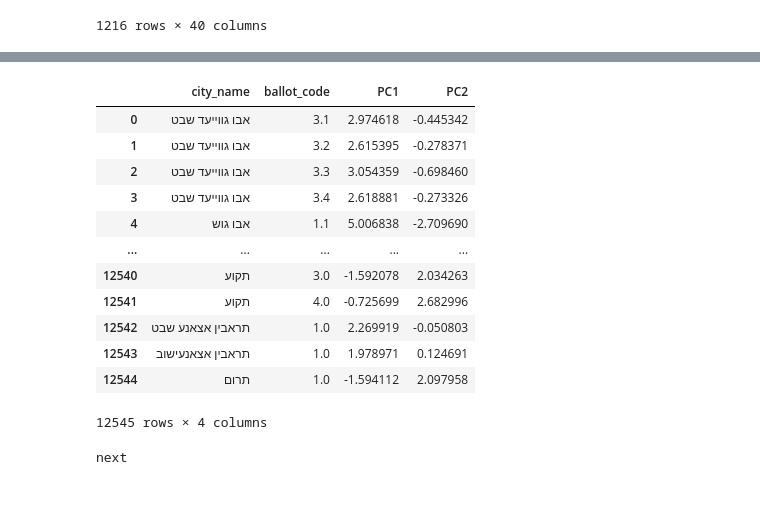
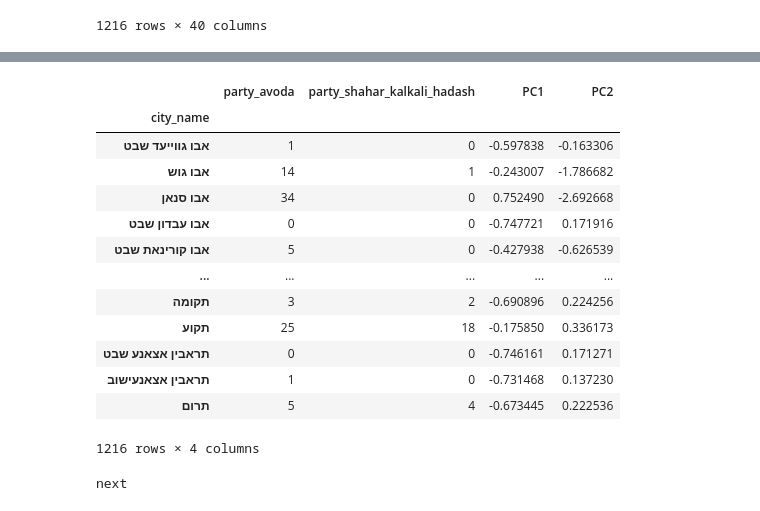
Before and after one commit to yossef-cohen/Data_Manipulation_With_Pandas, a Jupyter notebook: temp.ipynb, the cells around one changed output, grey strips where cells are left out. Drawn from its saved outputs; the diff is of its cells as text; code cells hidden in the pictures.

```diff
--- a/temp.ipynb
+++ b/temp.ipynb
@@ -28,7 +31,7 @@ def group_and_aggregate_data(df: pd.DataFrame, group_by_column: str, agg_func) -
         print(f"not a aggregate function: {e}")
         return pd.DataFrame()
 # %%
-aggregated_df = group_and_aggregate_data(load_data("knesset_25.xlsx"), "city_name", "sum")
+aggregated_df = group_and_aggregate_data(df_from_file, "city_name", "sum")
 aggregated_df
 # %% [output]
 |  | party_avoda | party_shahar_kalkali_hadash | party_bayit_yehudi | party_agudat_israel | party_daled | ... |
@@ -49,6 +52,6 @@ aggregated_df
 def remove_sparse_columns(df: pd.DataFrame, threshold: int) -> pd.DataFrame:
      return df[df.sum()[df.sum() > threshold].index]
 # %%
-result = remove_sparse_columns(aggregated_df, threshold=1000000)
+result = remove_sparse_columns(aggregated_df, threshold=1000)
 result
 # %% [output]
@@ -69,22 +72,20 @@ result
 # %%
-from PCA import dimensionality_reduction
-file_name = "knesset_25.xlsx"
-df_from_file = load_data(file_name)
-meta_columns_list = ['city_name', 'ballot_code']
-manual_pca_df_from_file = dimensionality_reduction(df_from_file, 2, meta_columns_list)
+meta_columns_list = ['party_avoda', "party_shahar_kalkali_hadash"]
+manual_pca_df_from_file = dimensionality_reduction(result, 2, meta_columns_list)
 manual_pca_df_from_file
 # %% [output]
-|  | city_name | ballot_code | PC1 | PC2 |
-| 0 | אבו גווייעד שבט | 3.1 | 2.974618 | -0.445342 |
-| 1 | אבו גווייעד שבט | 3.2 | 2.615395 | -0.278371 |
-| 2 | אבו גווייעד שבט | 3.3 | 3.054359 | -0.698460 |
-| 3 | אבו גווייעד שבט | 3.4 | 2.618881 | -0.273326 |
-| 4 | אבו גוש | 1.1 | 5.006838 | -2.709690 |
+|  | party_avoda | party_shahar_kalkali_hadash | PC1 | PC2 |
+| city_name |  |  |  |  |
+| אבו גווייעד שבט | 1 | 0 | -0.597838 | -0.163306 |
+| אבו גוש | 14 | 1 | -0.243007 | -1.786682 |
+| אבו סנאן | 34 | 0 | 0.752490 | -2.692668 |
+| אבו עבדון שבט | 0 | 0 | -0.747721 | 0.171916 |
+| אבו קורינאת שבט | 5 | 0 | -0.427938 | -0.626539 |
 | ... | ... | ... | ... | ... |
-| 12540 | תקוע | 3.0 | -1.592078 | 2.034263 |
-| 12541 | תקוע | 4.0 | -0.725699 | 2.682996 |
-| 12542 | תראבין אצאנע שבט | 1.0 | 2.269919 | -0.050803 |
-| 12543 | תראבין אצאנעישוב | 1.0 | 1.978971 | 0.124691 |
-| 12544 | תרום | 1.0 | -1.594112 | 2.097958 |
+| תקומה | 3 | 2 | -0.690896 | 0.224256 |
+| תקוע | 25 | 18 | -0.175850 | 0.336173 |
+| תראבין אצאנע שבט | 0 | 0 | -0.746161 | 0.171271 |
+| תראבין אצאנעישוב | 1 | 0 | -0.731468 | 0.137230 |
+| תרום | 5 | 4 | -0.673445 | 0.222536 |
-12545 rows × 4 columns
+1216 rows × 4 columns
 # %%
```
Also changed, not shown: parts of 6 cells of this notebook, 2 other files.
